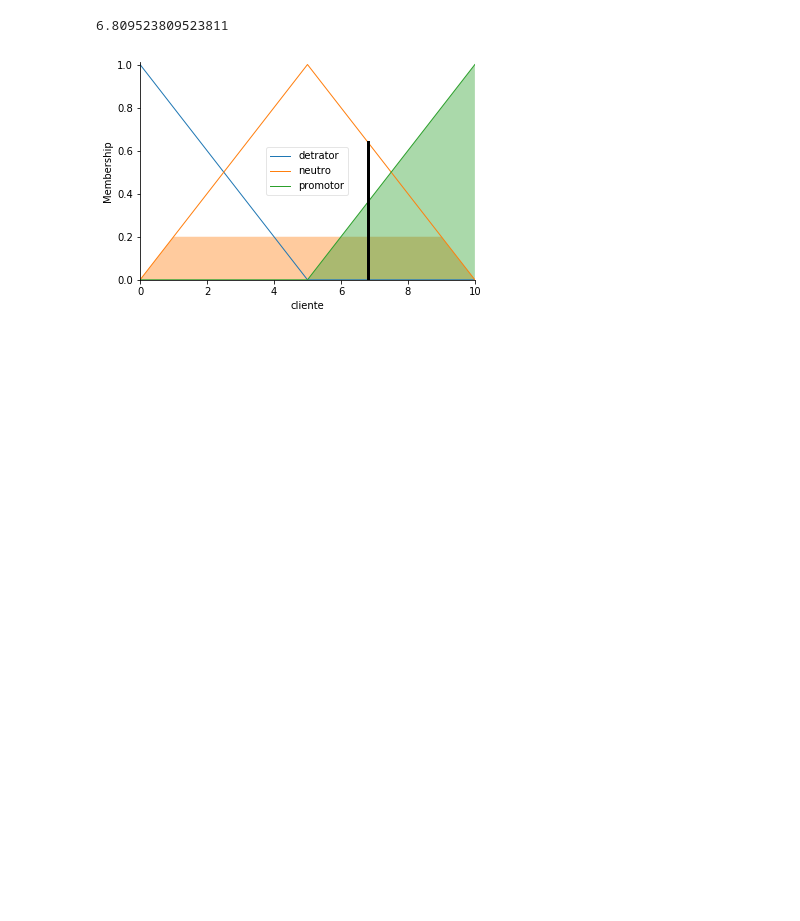
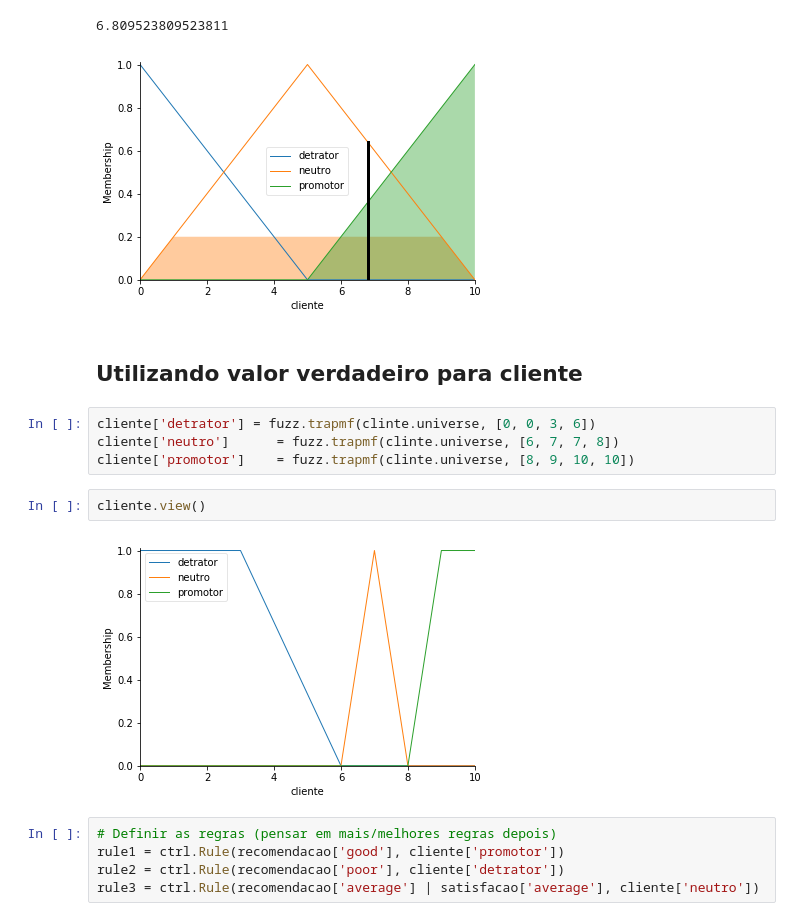
Before and after one commit to douglassc1999/Fuzzy-Logic-Examples, a Jupyter notebook: Problema Fuzzy com NPS.ipynb, the cells around one changed output. Cells and saved outputs as stored; diff of their text form; blank space fills up the shorter version.

Commit message:
add new model cliente

```diff
--- a/Problema Fuzzy com NPS.ipynb
+++ b/Problema Fuzzy com NPS.ipynb
@@ -107,3 +107,18 @@ cliente.view(sim=cliente_tipping)
 # %% [output]
 6.809523809523811
 [figure]
+# %% [markdown]
+<h2>Utilizando valor verdadeiro para cliente</h2>
+# %%
+cliente['detrator'] = fuzz.trapmf(clinte.universe, [0, 0, 3, 6])
+cliente['neutro']      = fuzz.trapmf(clinte.universe, [6, 7, 7, 8])
+cliente['promotor']    = fuzz.trapmf(clinte.universe, [8, 9, 10, 10])
+# %%
+cliente.view()
+# %% [output]
+[figure, added]
+# %%
+# Definir as regras (pensar em mais/melhores regras depois)
+rule1 = ctrl.Rule(recomendacao['good'], cliente['promotor'])
+rule2 = ctrl.Rule(recomendacao['poor'], cliente['detrator'])
+rule3 = ctrl.Rule(recomendacao['average'] | satisfacao['average'], cliente['neutro'])
```
Also changed, not shown: parts of 1 cell of this notebook.
